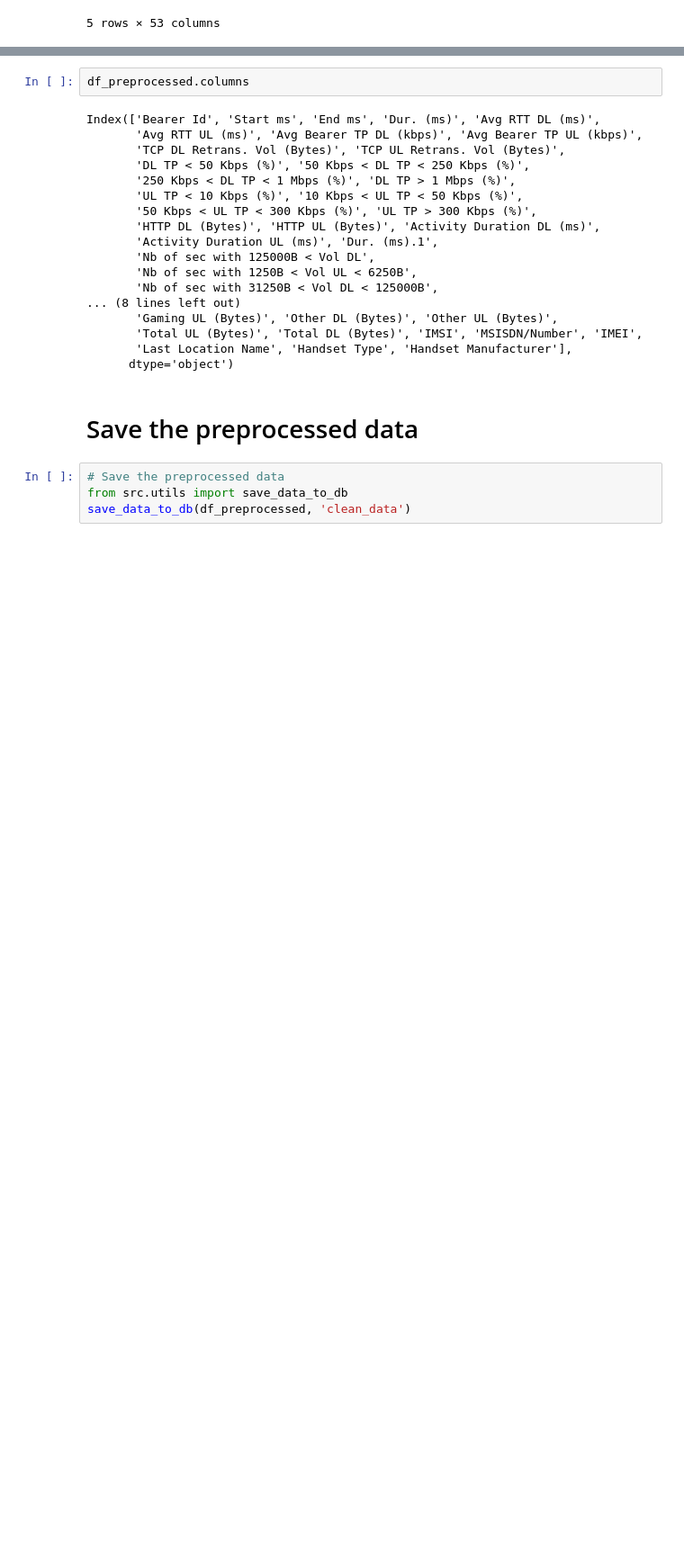
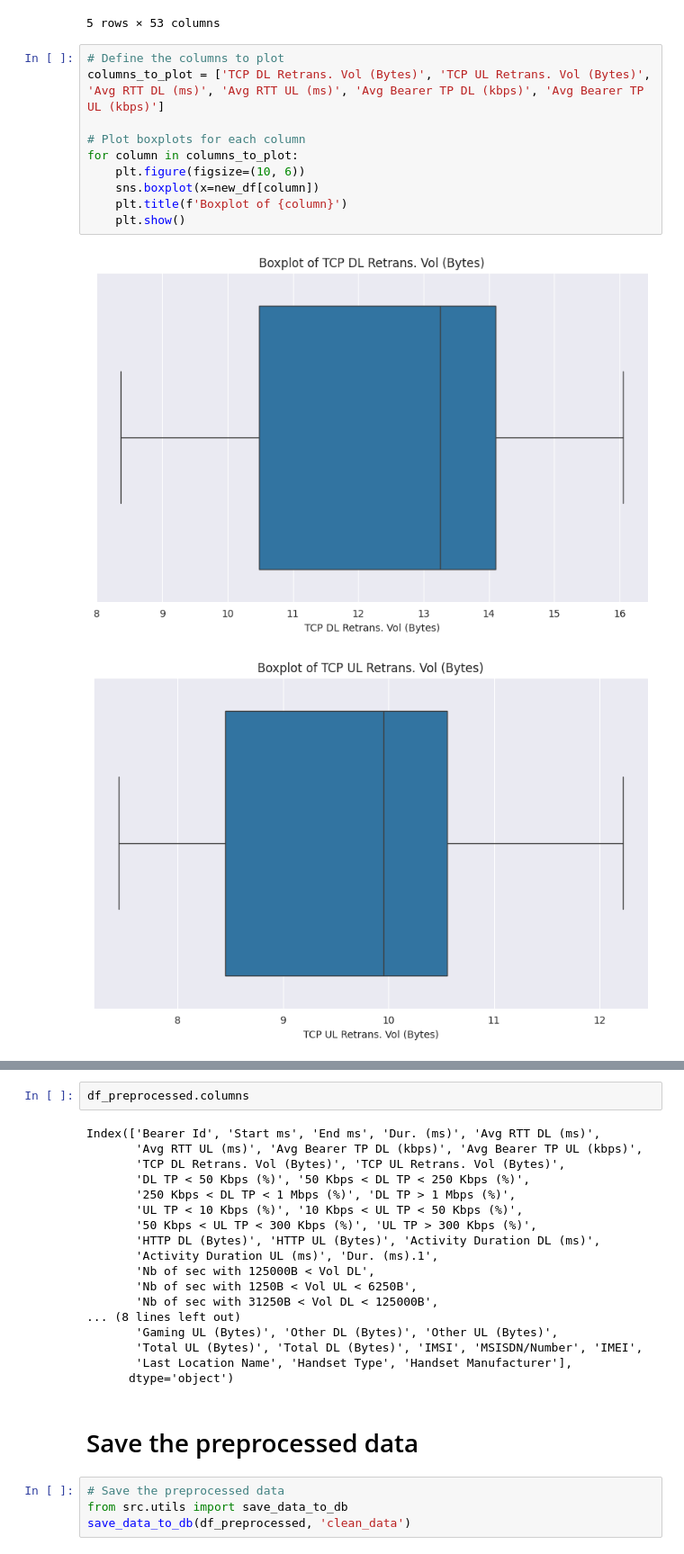
Before and after one commit to hillaryke/Telecom-User-Analytics, a Jupyter notebook: notebooks/task4-experience-analytics.ipynb, the cells around one changed output, grey strips where cells are left out. Shown at 90% size. Cells and saved outputs as stored; diff of their text form; blank space fills up the shorter version.

```diff
--- a/notebooks/task4-experience-analytics.ipynb
+++ b/notebooks/task4-experience-analytics.ipynb
@@ -39,3 +68,16 @@ df_preprocessed.head()
 | 3 | 13114483485442799616.0 | 486.0 | 171.0 | 1321509.0 | 109.795706 | 17.662883 | 44.0 | ... |
 | 4 | 13114483499480700928.0 | 565.0 | 954.0 | 1089009.0 | 109.795706 | 17.662883 | 6.0 | ... |
 5 rows × 53 columns
+# %%
+# Define the columns to plot
+columns_to_plot = ['TCP DL Retrans. Vol (Bytes)', 'TCP UL Retrans. Vol (Bytes)', 'Avg RTT DL (ms)', 'Avg RTT UL (ms)', 'Avg Bearer TP DL (kbps)', 'Avg Bearer TP UL (kbps)']
+
+# Plot boxplots for each column
+for column in columns_to_plot:
+    plt.figure(figsize=(10, 6))
+    sns.boxplot(x=new_df[column])
+    plt.title(f'Boxplot of {column}')
+    plt.show()
+# %% [output]
+[figure, added]
+[figure, added]
```
Also changed, not shown: parts of 8 cells of this notebook, 1 other file.
